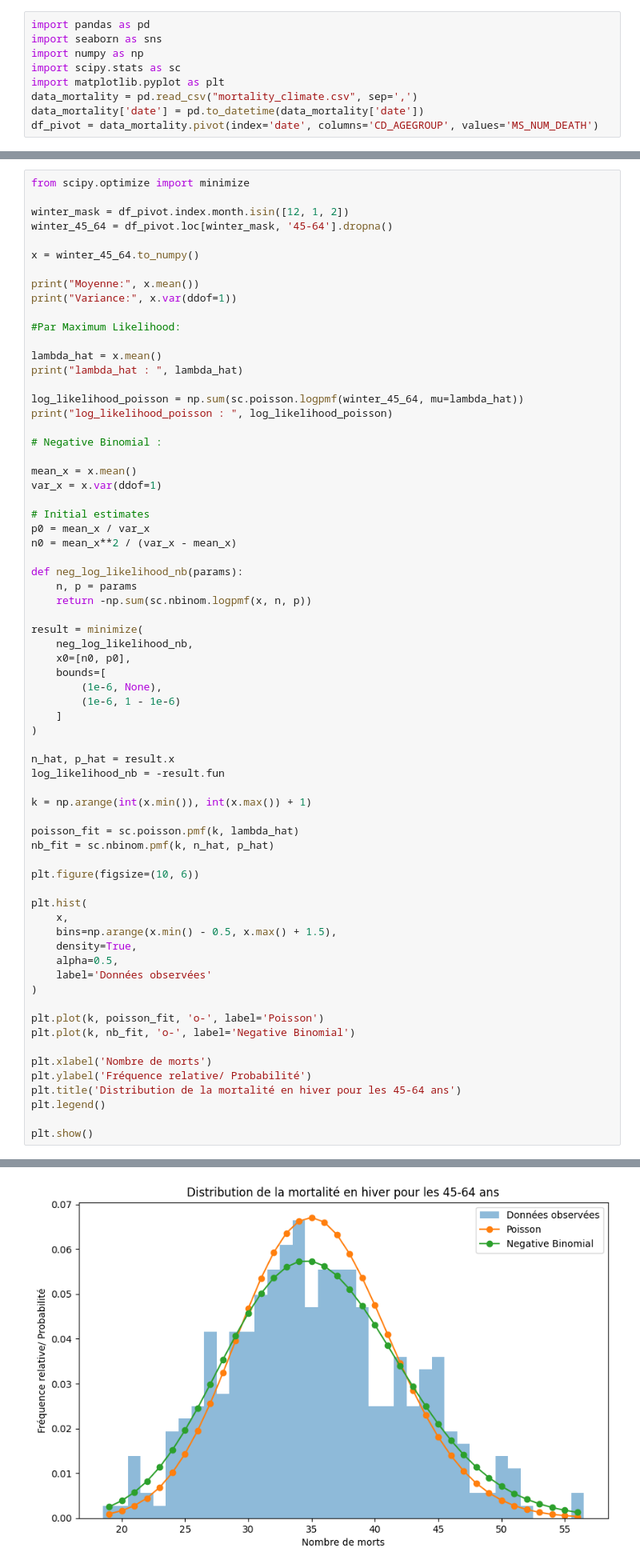
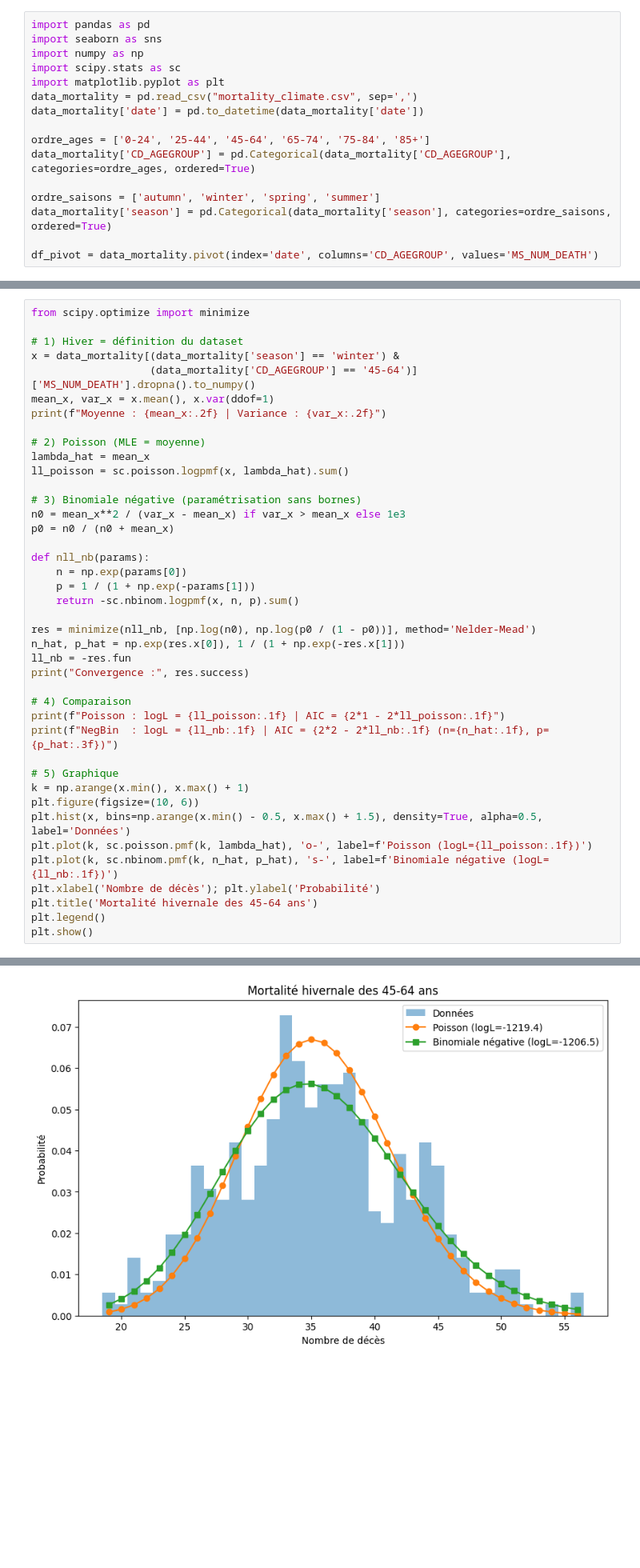
Before and after one commit to Mathieu-Ledent/Hackathon_1_stat, a Jupyter notebook: Hackathon_26_27.ipynb, the cells around one changed output, grey strips where cells are left out. Shown at 80% size. Saved outputs shown, nothing was run; the diff lists cells and outputs as text; blank space fills up the shorter version.

```diff
--- a/Hackathon_26_27.ipynb
+++ b/Hackathon_26_27.ipynb
@@ -52,6 +52,13 @@ import scipy.stats as sc
 import matplotlib.pyplot as plt
 data_mortality = pd.read_csv("mortality_climate.csv", sep=',')
 data_mortality['date'] = pd.to_datetime(data_mortality['date'])
+
+ordre_ages = ['0-24', '25-44', '45-64', '65-74', '75-84', '85+']
+data_mortality['CD_AGEGROUP'] = pd.Categorical(data_mortality['CD_AGEGROUP'], categories=ordre_ages, ordered=True)
+
+ordre_saisons = ['autumn', 'winter', 'spring', 'summer']
+data_mortality['season'] = pd.Categorical(data_mortality['season'], categories=ordre_saisons, ordered=True)
+
 df_pivot = data_mortality.pivot(index='date', columns='CD_AGEGROUP', values='MS_NUM_DEATH')
 # %% [markdown]
 **1.2)** Plot the evolution of the number of deaths (*MS_NUM_DEATH*) with respect to age group. What do you observe?
@@ -104,69 +113,42 @@ Le graphique montre que le nombre quotidien de décès chez les 0-24 ans et les
 # %%
 from scipy.optimize import minimize
 
-winter_mask = df_pivot.index.month.isin([12, 1, 2])
-winter_45_64 = df_pivot.loc[winter_mask, '45-64'].dropna()
+# 1) Hiver = définition du dataset
+x = data_mortality[(data_mortality['season'] == 'winter') &
+                   (data_mortality['CD_AGEGROUP'] == '45-64')]['MS_NUM_DEATH'].dropna().to_numpy()
+mean_x, var_x = x.mean(), x.var(ddof=1)
+print(f"Moyenne : {mean_x:.2f} | Variance : {var_x:.2f}")
 
-x = winter_45_64.to_numpy()
+# 2) Poisson (MLE = moyenne)
+lambda_hat = mean_x
+ll_poisson = sc.poisson.logpmf(x, lambda_hat).sum()
 
-print("Moyenne:", x.mean())
-print("Variance:", x.var(ddof=1))
+# 3) Binomiale négative (paramétrisation sans bornes)
+n0 = mean_x**2 / (var_x - mean_x) if var_x > mean_x else 1e3
+p0 = n0 / (n0 + mean_x)
 
-#Par Maximum Likelihood:
+def nll_nb(params):
+    n = np.exp(params[0])
+    p = 1 / (1 + np.exp(-params[1]))
+    return -sc.nbinom.logpmf(x, n, p).sum()
 
-lambda_hat = x.mean()
-print("lambda_hat : ", lambda_hat)
+res = minimize(nll_nb, [np.log(n0), np.log(p0 / (1 - p0))], method='Nelder-Mead')
+n_hat, p_hat = np.exp(res.x[0]), 1 / (1 + np.exp(-res.x[1]))
+ll_nb = -res.fun
+print("Convergence :", res.success)
 
-log_likelihood_poisson = np.sum(sc.poisson.logpmf(winter_45_64, mu=lambda_hat))
-print("log_likelihood_poisson : ", log_likelihood_poisson)
+# 4) Comparaison
+print(f"Poisson : logL = {ll_poisson:.1f} | AIC = {2*1 - 2*ll_poisson:.1f}")
+print(f"NegBin  : logL = {ll_nb:.1f} | AIC = {2*2 - 2*ll_nb:.1f} (n={n_hat:.1f}, p={p_hat:.3f})")
 
-# Negative Binomial :
-
-mean_x = x.mean()
-var_x = x.var(ddof=1)
-
-# Initial estimates
-p0 = mean_x / var_x
-n0 = mean_x**2 / (var_x - mean_x)
-
-def neg_log_likelihood_nb(params):
-    n, p = params
-    return -np.sum(sc.nbinom.logpmf(x, n, p))
-
-result = minimize(
-    neg_log_likelihood_nb,
-    x0=[n0, p0],
-    bounds=[
-        (1e-6, None),
-        (1e-6, 1 - 1e-6)
-    ]
-)
-
-n_hat, p_hat = result.x
-log_likelihood_nb = -result.fun
-
-k = np.arange(int(x.min()), int(x.max()) + 1)
-
-poisson_fit = sc.poisson.pmf(k, lambda_hat)
-nb_fit = sc.nbinom.pmf(k, n_hat, p_hat)
-
+# 5) Graphique
+k = np.arange(x.min(), x.max() + 1)
 plt.figure(figsize=(10, 6))
-
-plt.hist(
-    x,
-    bins=np.arange(x.min() - 0.5, x.max() + 1.5),
-    density=True,
-    alpha=0.5,
-    label='Données observées'
-)
-
-plt.plot(k, poisson_fit, 'o-', label='Poisson')
-plt.plot(k, nb_fit, 'o-', label='Negative Binomial')
-
-plt.xlabel('Nombre de morts')
-plt.ylabel('Fréquence relative/ Probabilité')
-plt.title('Distribution de la mortalité en hiver pour les 45-64 ans')
+plt.hist(x, bins=np.arange(x.min() - 0.5, x.max() + 1.5), density=True, alpha=0.5, label='Données')
+plt.plot(k, sc.poisson.pmf(k, lambda_hat), 'o-', label=f'Poisson (logL={ll_poisson:.1f})')
+plt.plot(k, sc.nbinom.pmf(k, n_hat, p_hat), 's-', label=f'Binomiale négative (logL={ll_nb:.1f})')
+plt.xlabel('Nombre de décès'); plt.ylabel('Probabilité')
+plt.title('Mortalité hivernale des 45-64 ans')
 plt.legend()
-
 plt.show()
 # %% [output]
@@ -177,3 +159,3 @@ log_likelihood_poisson :  -1220.892273349366
-[figure, old version]
+[figure, new version]
 # %% [markdown]
 Comments:
```
Also changed, not shown: parts of 17 cells of this notebook.
